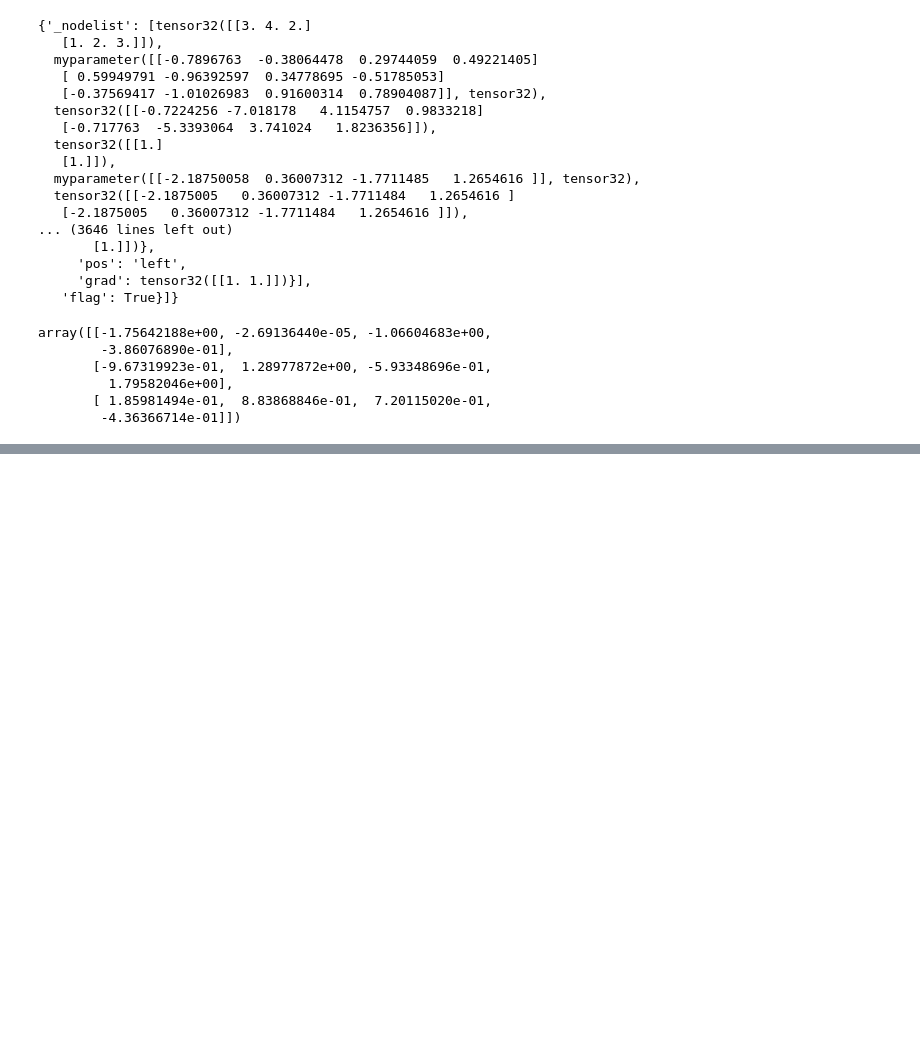
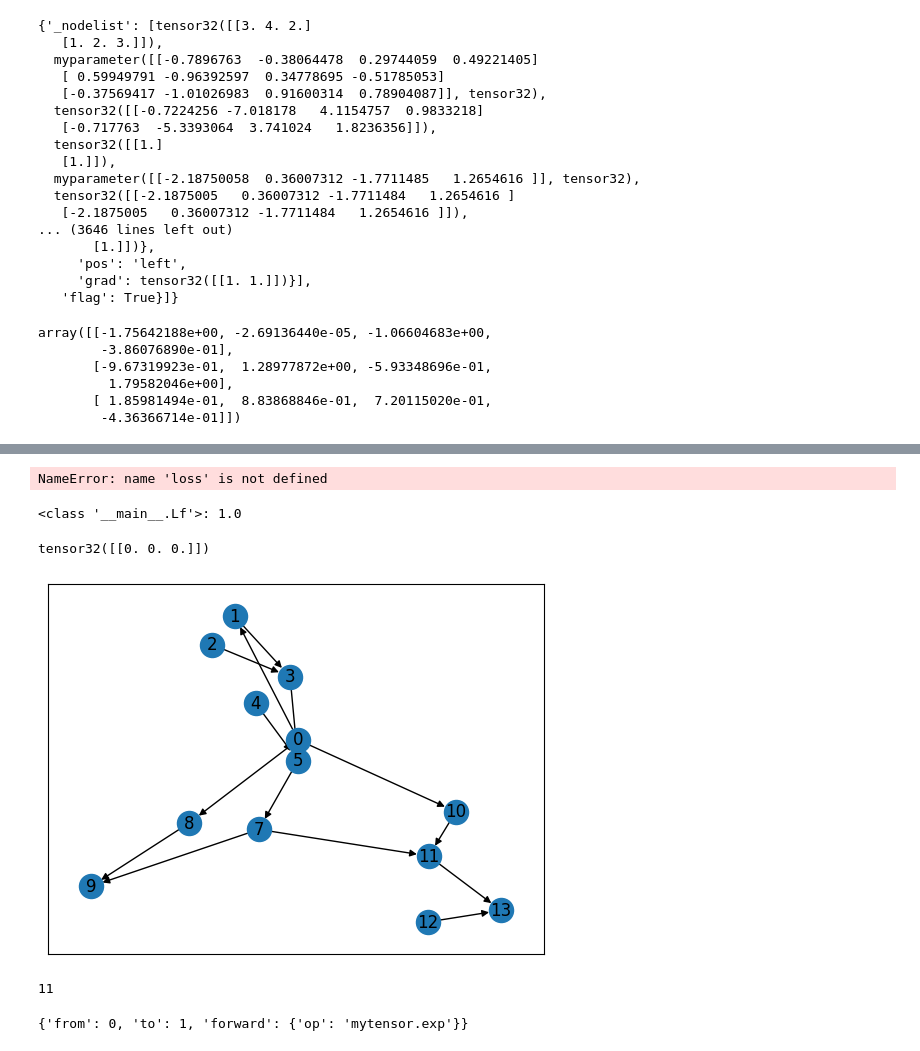
Before and after one commit to scsewzj/Mytorch, a Jupyter notebook: src/test.ipynb, the cells around one changed output, grey strips where cells are left out. Saved outputs shown, nothing was run; the diff lists cells and outputs as text; code cells hidden in the pictures; blank space fills up the shorter version.

```diff
--- a/src/test.ipynb
+++ b/src/test.ipynb
@@ -192,0 +1370,11 @@ x=MT.add(x,x)
+# %%
+counter=0
+for i in cg._nodelist:
+    print(counter)
+    counter+=1
+    if type(i).__name__ == 'mytensor' or type(i).__name__ == 'mytensorloss' or type(i).__name__ == 'myparameter':
+        print(i.__dict__)
+        print('==================================')
+    else:
+        print(i)
+        print('==================================')
@@ -192,0 +1498,4 @@ x=MT.add(x,x)
+# %%
+loss
+# %% [output]
+NameError: name 'loss' is not defined
@@ -192,0 +1512,25 @@ x=MT.add(x,x)
+# %%
+Lf1
+# %% [output]
+<class '__main__.Lf'>: 1.0
+# %%
+myten._grad
+# %% [output]
+tensor32([[0. 0. 0.]])
+# %%
+import networkx as nx
+cg = MT.mytensor.computegraph
+simple_DiG=nx.DiGraph()
+for i in cg._edgelist:
+    simple_DiG.add_edge(i['from'],i['to'])
+nx.draw_networkx(simple_DiG,pos=nx.spring_layout(simple_DiG))
+# %% [output]
+[figure, added]
+# %%
+cg._nodelist.index(Lf1._tensorloss)
+# %% [output]
+11
+# %%
+cg._computegraph__find_edges(0,1)
+# %% [output]
+{'from': 0, 'to': 1, 'forward': {'op': 'mytensor.exp'}}
```
Also changed, not shown: parts of 130 cells of this notebook, 9 other files.
